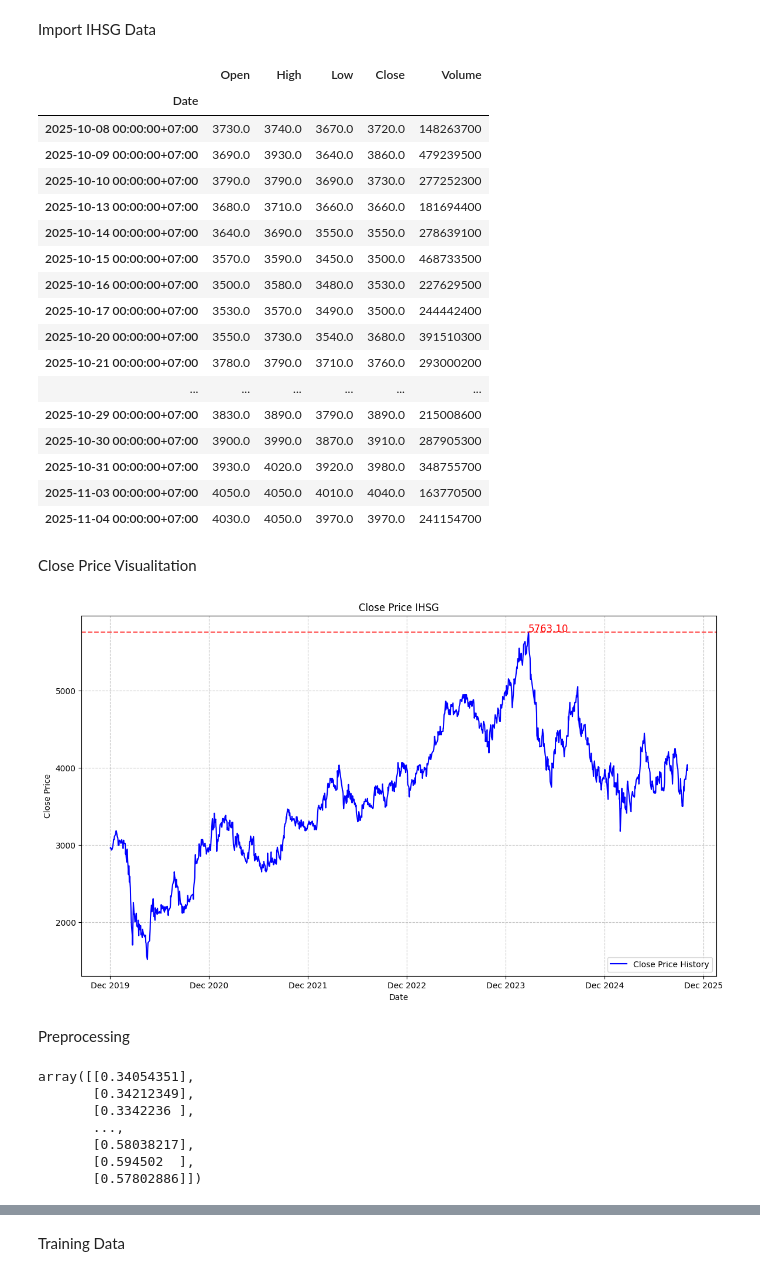
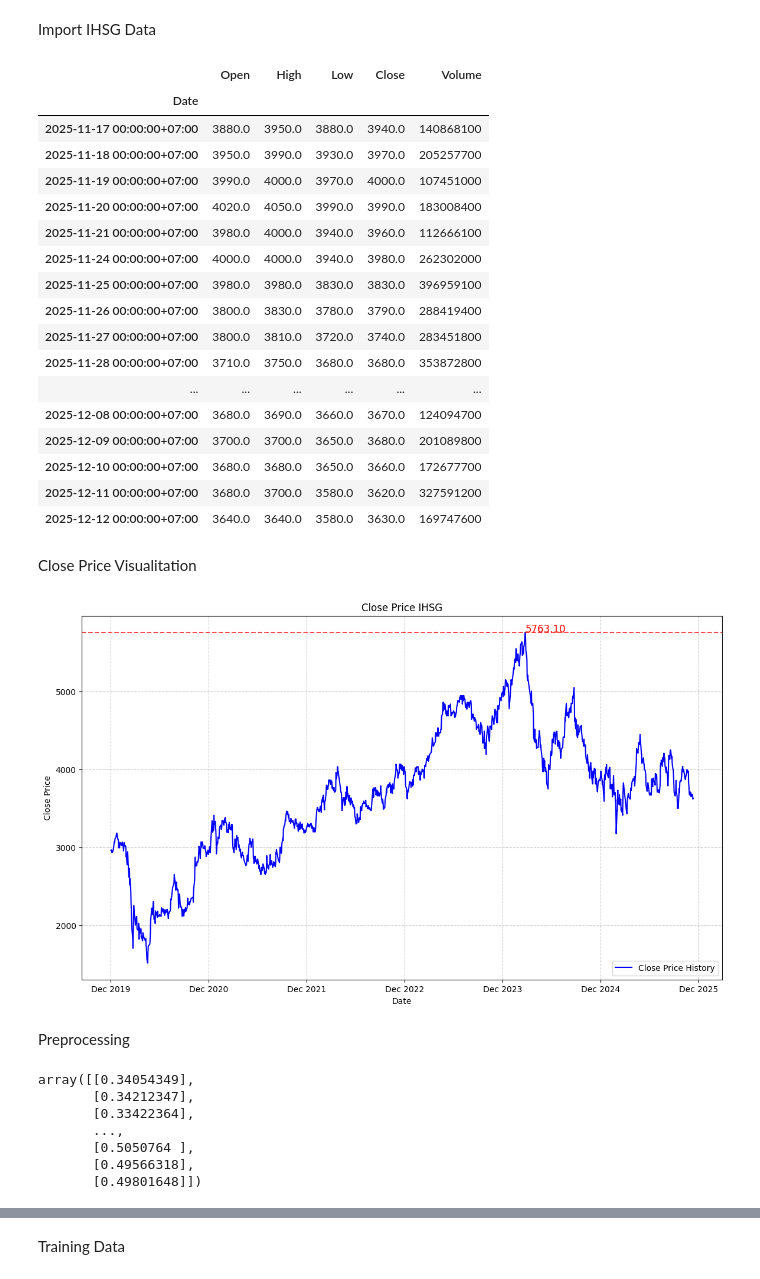
Before and after one commit to Mipjeiger/IHSG-Predictions, a Jupyter notebook: BBRI/BBRI.ipynb, the cells around one changed output, grey strips where cells are left out. Saved outputs shown, nothing was run; the diff lists cells and outputs as text; code cells hidden in the pictures.

```diff
--- a/BBRI/BBRI.ipynb
+++ b/BBRI/BBRI.ipynb
@@ -15,33 +15,33 @@ warnings.filterwarnings("ignore")
 Import IHSG Data
 # %%
 start_date = "2020-01-01"
-end_date = "2025-11-05"
+end_date = "2025-12-15"
 
 df = yf.Ticker("BBRI.JK")
 df = df.history(start=start_date, end=end_date)
 del df["Dividends"]
 del df["Stock Splits"]
 forecastData = df.copy()
 df.tail(20)
 # %% [output]
 |  | Open | High | Low | Close | Volume |
 | Date |  |  |  |  |  |
-| 2025-10-08 00:00:00+07:00 | 3730.0 | 3740.0 | 3670.0 | 3720.0 | 148263700 |
-| 2025-10-09 00:00:00+07:00 | 3690.0 | 3930.0 | 3640.0 | 3860.0 | 479239500 |
-| 2025-10-10 00:00:00+07:00 | 3790.0 | 3790.0 | 3690.0 | 3730.0 | 277252300 |
-| 2025-10-13 00:00:00+07:00 | 3680.0 | 3710.0 | 3660.0 | 3660.0 | 181694400 |
-| 2025-10-14 00:00:00+07:00 | 3640.0 | 3690.0 | 3550.0 | 3550.0 | 278639100 |
-| 2025-10-15 00:00:00+07:00 | 3570.0 | 3590.0 | 3450.0 | 3500.0 | 468733500 |
-| 2025-10-16 00:00:00+07:00 | 3500.0 | 3580.0 | 3480.0 | 3530.0 | 227629500 |
-| 2025-10-17 00:00:00+07:00 | 3530.0 | 3570.0 | 3490.0 | 3500.0 | 244442400 |
-| 2025-10-20 00:00:00+07:00 | 3550.0 | 3730.0 | 3540.0 | 3680.0 | 391510300 |
-| 2025-10-21 00:00:00+07:00 | 3780.0 | 3790.0 | 3710.0 | 3760.0 | 293000200 |
+| 2025-11-17 00:00:00+07:00 | 3880.0 | 3950.0 | 3880.0 | 3940.0 | 140868100 |
+| 2025-11-18 00:00:00+07:00 | 3950.0 | 3990.0 | 3930.0 | 3970.0 | 205257700 |
+| 2025-11-19 00:00:00+07:00 | 3990.0 | 4000.0 | 3970.0 | 4000.0 | 107451000 |
+| 2025-11-20 00:00:00+07:00 | 4020.0 | 4050.0 | 3990.0 | 3990.0 | 183008400 |
+| 2025-11-21 00:00:00+07:00 | 3980.0 | 4000.0 | 3940.0 | 3960.0 | 112666100 |
+| 2025-11-24 00:00:00+07:00 | 4000.0 | 4000.0 | 3940.0 | 3980.0 | 262302000 |
+| 2025-11-25 00:00:00+07:00 | 3980.0 | 3980.0 | 3830.0 | 3830.0 | 396959100 |
+| 2025-11-26 00:00:00+07:00 | 3800.0 | 3830.0 | 3780.0 | 3790.0 | 288419400 |
+| 2025-11-27 00:00:00+07:00 | 3800.0 | 3810.0 | 3720.0 | 3740.0 | 283451800 |
+| 2025-11-28 00:00:00+07:00 | 3710.0 | 3750.0 | 3680.0 | 3680.0 | 353872800 |
 | ... | ... | ... | ... | ... | ... |
-| 2025-10-29 00:00:00+07:00 | 3830.0 | 3890.0 | 3790.0 | 3890.0 | 215008600 |
-| 2025-10-30 00:00:00+07:00 | 3900.0 | 3990.0 | 3870.0 | 3910.0 | 287905300 |
-| 2025-10-31 00:00:00+07:00 | 3930.0 | 4020.0 | 3920.0 | 3980.0 | 348755700 |
-| 2025-11-03 00:00:00+07:00 | 4050.0 | 4050.0 | 4010.0 | 4040.0 | 163770500 |
-| 2025-11-04 00:00:00+07:00 | 4030.0 | 4050.0 | 3970.0 | 3970.0 | 241154700 |
+| 2025-12-08 00:00:00+07:00 | 3680.0 | 3690.0 | 3660.0 | 3670.0 | 124094700 |
+| 2025-12-09 00:00:00+07:00 | 3700.0 | 3700.0 | 3650.0 | 3680.0 | 201089800 |
+| 2025-12-10 00:00:00+07:00 | 3680.0 | 3680.0 | 3650.0 | 3660.0 | 172677700 |
+| 2025-12-11 00:00:00+07:00 | 3680.0 | 3700.0 | 3580.0 | 3620.0 | 327591200 |
+| 2025-12-12 00:00:00+07:00 | 3640.0 | 3640.0 | 3580.0 | 3630.0 | 169747600 |
 # %% [markdown]
 Close Price Visualitation
 # %%
@@ -68,7 +68,7 @@ plt.grid(True, linestyle='--', alpha=0.7)
 plt.legend()
 plt.show()
 # %% [output]
-[figure, old version]
+[figure, new version]
 # %% [markdown]
 Preprocessing
 # %%
@@ -76,13 +76,13 @@ scaler = MinMaxScaler(feature_range=(0, 1))
 scaled_data = scaler.fit_transform(df['Close'].values.reshape(-1, 1))
 scaled_data
 # %% [output]
-array([[0.34054351],
-       [0.34212349],
-       [0.3342236 ],
+array([[0.34054349],
+       [0.34212347],
+       [0.33422364],
        ...,
-       [0.58038217],
-       [0.594502  ],
-       [0.57802886]])
+       [0.5050764 ],
+       [0.49566318],
+       [0.49801648]])
 # %%
 def create_sequences(df, sequence_length):
     sequences = []
```
Also changed, not shown: parts of 9 cells of this notebook, 1 other file.
